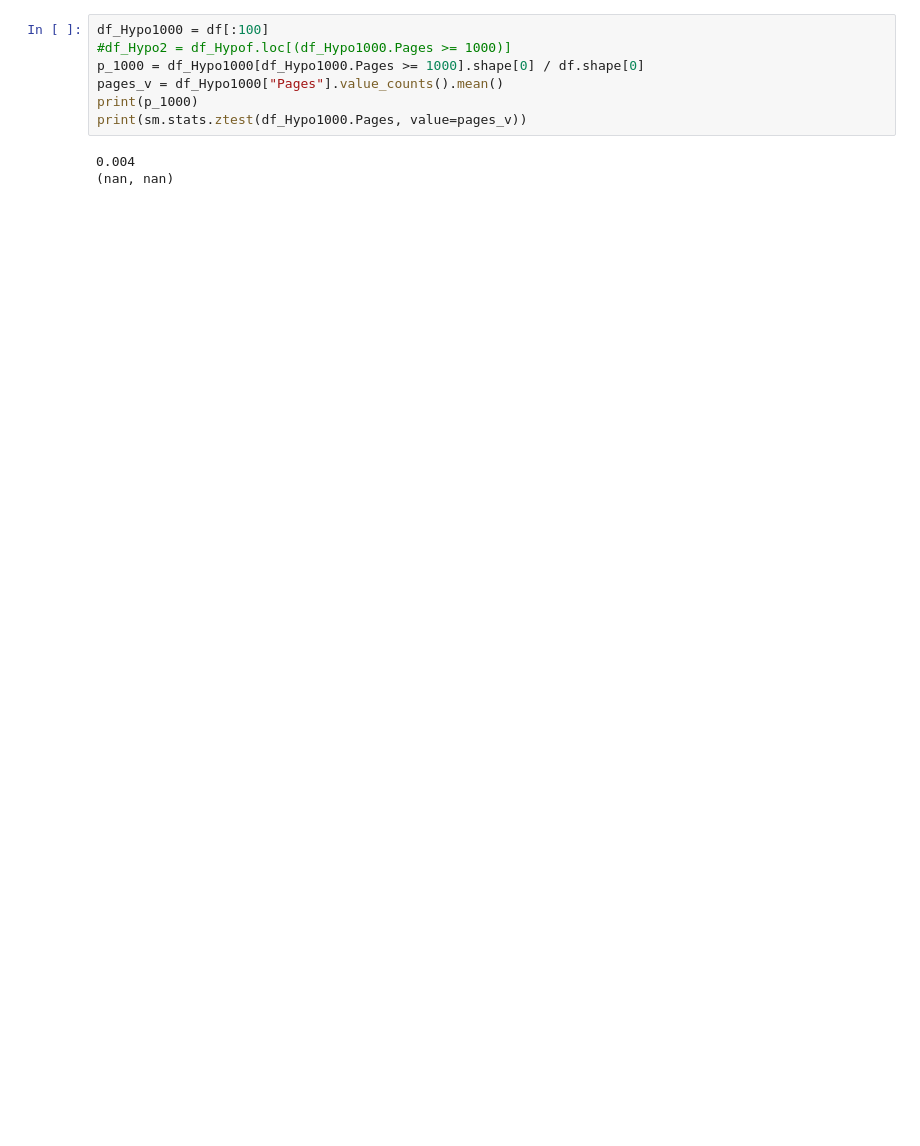
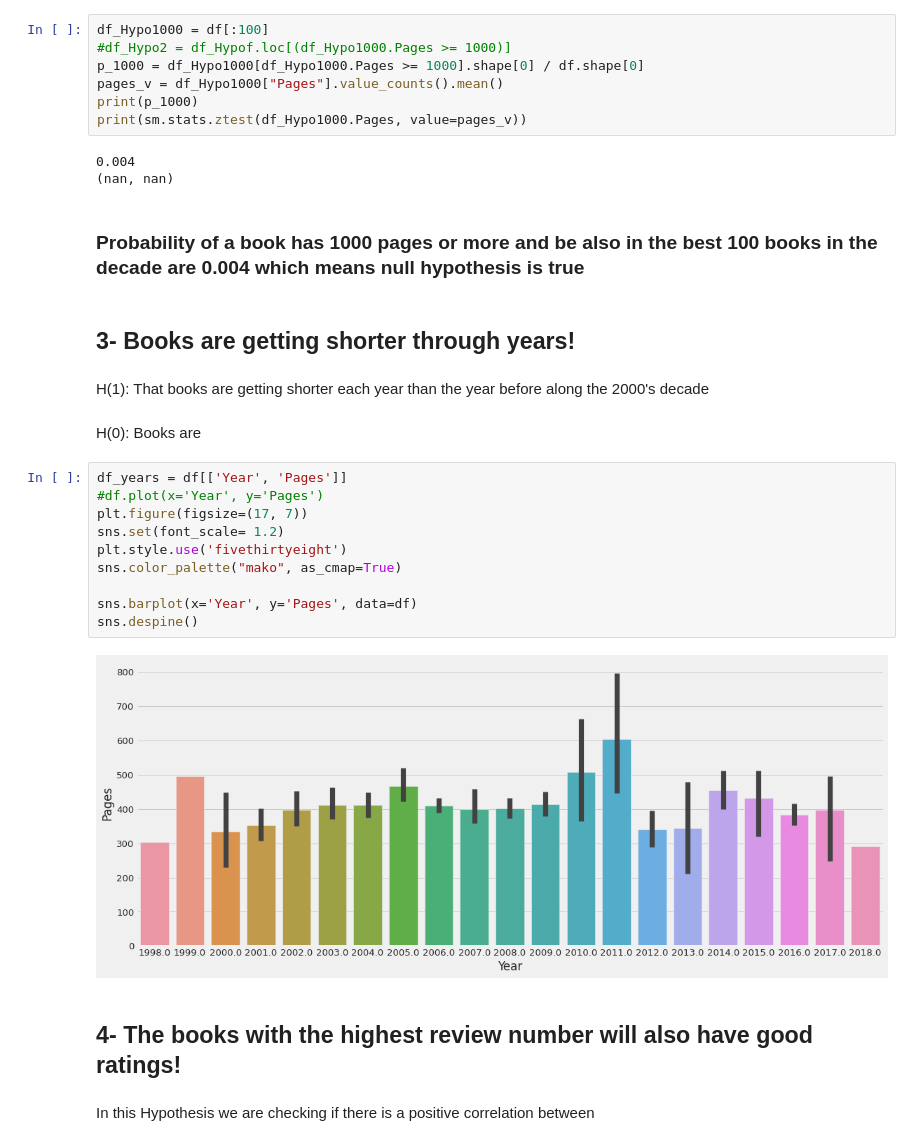
Before and after one commit to Strive-School-Project-Data-Analysis/Good_reads_Best_2000s, a Jupyter notebook: Hypothesis Testing.ipynb, the cells around one changed output. Drawn from its saved outputs; the diff is of its cells as text; blank space fills up the shorter version.

```diff
--- a/Hypothesis Testing.ipynb
+++ b/Hypothesis Testing.ipynb
@@ -168,6 +155,30 @@ print(sm.stats.ztest(df_Hypo1000.Pages, value=pages_v))
 # %% [output]
 0.004
 (nan, nan)
+# %% [markdown]
+### Probability of a book has 1000 pages or more and be also in the best 100 books in the decade are 0.004 which means null hypothesis is true
+# %% [markdown]
+## 3- Books are getting shorter through years!
+# %% [markdown]
+H(1):  That books are getting shorter each year than the year before  along the 2000's decade
+# %% [markdown]
+H(0): Books are
+# %%
+df_years = df[['Year', 'Pages']]
+#df.plot(x='Year', y='Pages')
+plt.figure(figsize=(17, 7))
+sns.set(font_scale= 1.2)
+plt.style.use('fivethirtyeight')
+sns.color_palette("mako", as_cmap=True)
+
+sns.barplot(x='Year', y='Pages', data=df)
+sns.despine()
+# %% [output]
+[figure, added]
+# %% [markdown]
+## 4- The books with the highest review number will also have good ratings!
+# %% [markdown]
+In this Hypothesis we are checking if there is a positive correlation between
 # %% [markdown]
 <a style='text-decoration:none;line-height:16px;display:flex;color:#5B5B62;padding:10px;justify-content:end;' href='https://deepnote.com?utm_source=created-in-deepnote-cell&projectId=a0867bd3-5624-476b-af8a-bd1f917bd510' target="_blank">
 <img alt='Created in deepnote.com' style='display:inline;max-height:16px;margin:0px;margin-right:7.5px;' src='embedded-picture-1' > </img>
```
Also changed, not shown: parts of 2 cells of this notebook, 2 other files.
